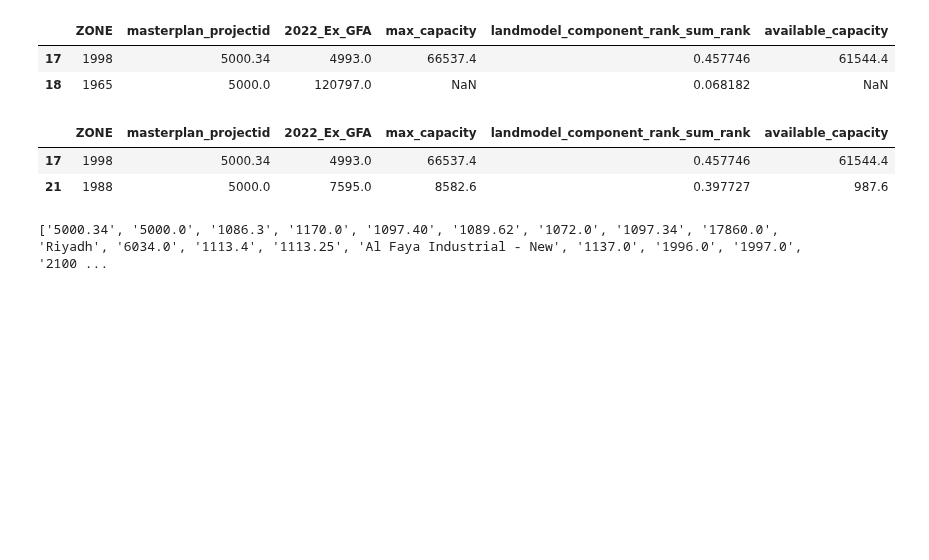
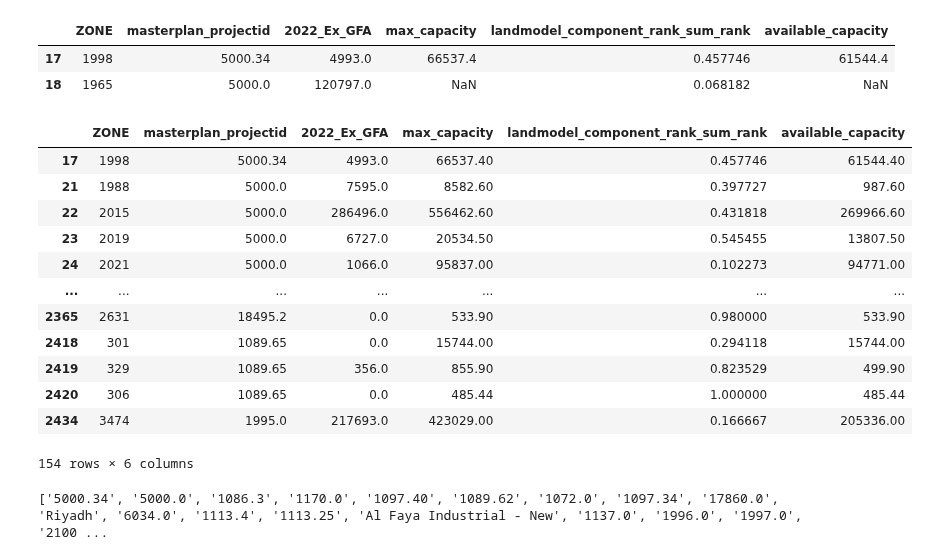
Before and after one commit to BuroHappoldLegacySoup/PlanCapitalLandModel, a Jupyter notebook: MP to TAZ Pipeline.ipynb, the cells around one changed output. Drawn from its saved outputs; the diff is of its cells as text; code cells hidden in the pictures; blank space fills up the shorter version.

```diff
--- a/MP to TAZ Pipeline.ipynb
+++ b/MP to TAZ Pipeline.ipynb
@@ -99,13 +99,23 @@ taz_available_capacity.head(2)
 # %%
 # Removing TAZs where there is no available capacity
 
 taz_available_capacity['available_capacity'] = taz_available_capacity['available_capacity'].apply(lambda x: 0 if pd.isna(x) or x < 0 else x)
 taz_available_capacity = taz_available_capacity[taz_available_capacity['available_capacity'] > 0]
-taz_available_capacity.head(2)
+taz_available_capacity
 # %% [output]
 |  | ZONE | masterplan_projectid | 2022_Ex_GFA | max_capacity | landmodel_component_rank_sum_rank | available_capacity |
-| 17 | 1998 | 5000.34 | 4993.0 | 66537.4 | 0.457746 | 61544.4 |
-| 21 | 1988 | 5000.0 | 7595.0 | 8582.6 | 0.397727 | 987.6 |
+| 17 | 1998 | 5000.34 | 4993.0 | 66537.40 | 0.457746 | 61544.40 |
+| 21 | 1988 | 5000.0 | 7595.0 | 8582.60 | 0.397727 | 987.60 |
+| 22 | 2015 | 5000.0 | 286496.0 | 556462.60 | 0.431818 | 269966.60 |
+| 23 | 2019 | 5000.0 | 6727.0 | 20534.50 | 0.545455 | 13807.50 |
+| 24 | 2021 | 5000.0 | 1066.0 | 95837.00 | 0.102273 | 94771.00 |
+| ... | ... | ... | ... | ... | ... | ... |
+| 2365 | 2631 | 18495.2 | 0.0 | 533.90 | 0.980000 | 533.90 |
+| 2418 | 301 | 1089.65 | 0.0 | 15744.00 | 0.294118 | 15744.00 |
+| 2419 | 329 | 1089.65 | 356.0 | 855.90 | 0.823529 | 499.90 |
+| 2420 | 306 | 1089.65 | 0.0 | 485.44 | 1.000000 | 485.44 |
+| 2434 | 3474 | 1995.0 | 217693.0 | 423029.00 | 0.166667 | 205336.00 |
+154 rows × 6 columns
 # %%
 # Picking out masterplan ids from those with available capacity
 
```
Also changed, not shown: parts of 14 cells of this notebook.
